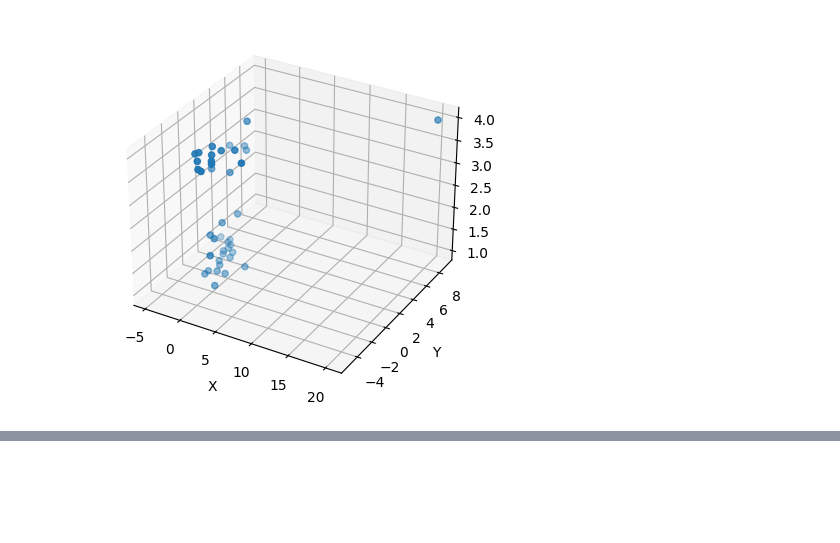
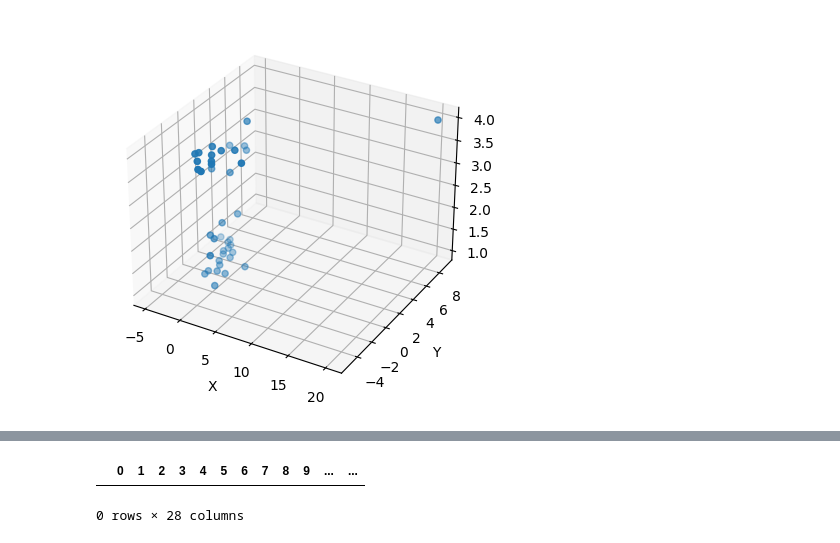
Before and after one commit to muznyahamed/sem7_Ml_assignment1, a Jupyter notebook: assignment2.ipynb, the cells around one changed output, grey strips where cells are left out. Cells and saved outputs as stored; diff of their text form; code cells hidden in the pictures; blank space fills up the shorter version.

Commit message:
Main initila data pre roess added

```diff
--- a/assignment2.ipynb
+++ b/assignment2.ipynb
@@ -242,0 +208,7 @@ plt.show()
+# %%
+mat_file = scipy.io.loadmat('data2.mat')
+
+# Access the data in the file
+data = mat_file['DataMatrix'][()]
+df = pd.DataFrame(data)
+df.drop(df.columns[27], axis=1)
@@ -242,0 +234,17 @@ plt.show()
+# %%
+from sklearn.preprocessing import StandardScaler
+
+scaler = StandardScaler()
+scaler.fit(df)
+data_frame = scaler.transform(df)
+# %%
+from scipy import stats
+
+data_frame = data_frame[(np.abs(stats.zscore(data_frame)) < 3).all(axis=1)]
+# %%
+data_frame=pd.DataFrame(data_frame)
+# %%
+data_frame
+# %% [output]
+|  | 0 | 1 | 2 | 3 | 4 | 5 | 6 | 7 | 8 | 9 | ... | ... |
+0 rows × 28 columns
```
Also changed, not shown: parts of 4 cells of this notebook, 1 other file.
